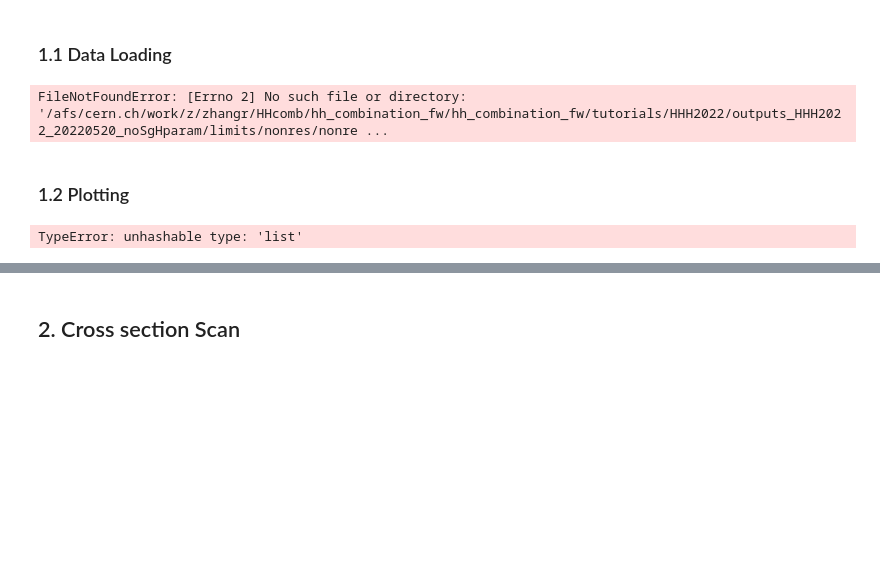
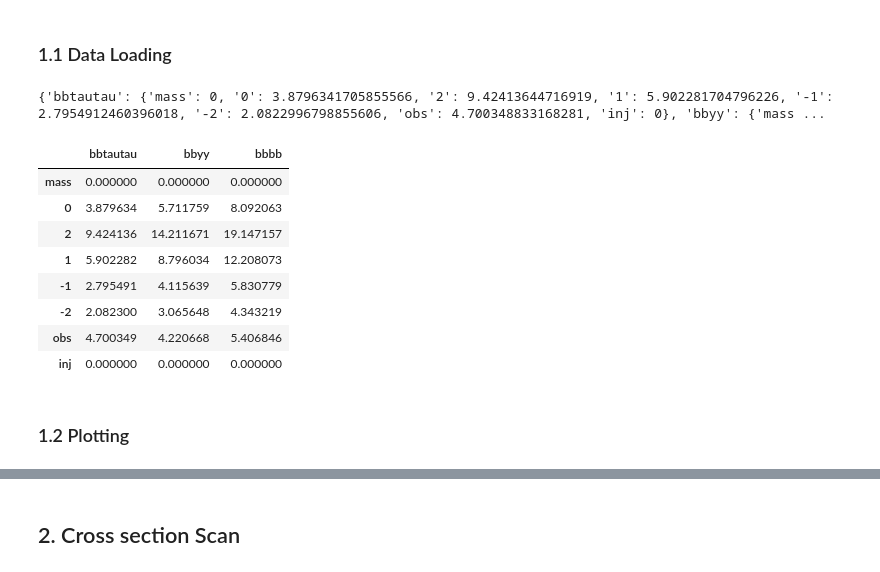
Before and after one commit to dyl64/hh_combination_fw, a Jupyter notebook: tutorials/HHH2022/GenPlots.ipynb, the cells around one changed output, grey strips where cells are left out. Saved outputs shown, nothing was run; the diff lists cells and outputs as text; code cells hidden in the pictures; blank space fills up the shorter version.

Commit message:
Run limits

```diff
--- a/tutorials/HHH2022/GenPlots.ipynb
+++ b/tutorials/HHH2022/GenPlots.ipynb
@@ -22,7 +22,7 @@ outdir_likelihood = os.environ['hh_combination_fw_path']+'/tutorials/HHH2022/out
 # %%
 channels = ['bbtautau', 'bbyy', 'bbbb']
 resonant_type = 'nonres'
-combine_tag = 'A-bbtautau_bbyy-fullcorr'
+combine_tag = 'A-bbbb_bbtautau_bbyy-fullcorr'
 # %%
 def remove_list(data):
     for k, v in data.items():
@@ -57,22 +57,31 @@ channel_text = {
 # %%
 def get_limit_data():
     data = {}
-    for channel in ['bbbb', 'combined']:
-        limit_path = os.path.join(outdir_xsection, 'limits/nonres/', resonant_type, channel, combine_tag if channel == 'combined' else '', 'limits.json')
+    for channel in channels + ['combined']:
+        limit_path = os.path.join(outdir_xsection, 'limits', resonant_type, channel, combine_tag if channel == 'combined' else '', 'limits.json')
         data[channel] = json.load(open(limit_path))
     return data
-
-
 
 
 scale_factor = 1
 sm_limit_df = {}
 channels = ['bbtautau', 'bbyy', 'bbbb']
 data = get_limit_data()
 data_dict = remove_list(data)
+print(data_dict)
 sm_limit_df = pd.DataFrame(data_dict) * scale_factor
+sm_limit_df
 # %% [output]
-FileNotFoundError: [Errno 2] No such file or directory: '/afs/cern.ch/work/z/zhangr/HHcomb/hh_combination_fw/hh_combination_fw/tutorials/HHH2022/outputs_HHH2022_20220520_noSgHparam/limits/nonres/nonre ...
+{'bbtautau': {'mass': 0, '0': 3.8796341705855566, '2': 9.42413644716919, '1': 5.902281704796226, '-1': 2.7954912460396018, '-2': 2.0822996798855606, 'obs': 4.700348833168281, 'inj': 0}, 'bbyy': {'mass ...
+|  | bbtautau | bbyy | bbbb |
+| mass | 0.000000 | 0.000000 | 0.000000 |
+| 0 | 3.879634 | 5.711759 | 8.092063 |
+| 2 | 9.424136 | 14.211671 | 19.147157 |
+| 1 | 5.902282 | 8.796034 | 12.208073 |
+| -1 | 2.795491 | 4.115639 | 5.830779 |
+| -2 | 2.082300 | 3.065648 | 4.343219 |
+| obs | 4.700349 | 4.220668 | 5.406846 |
+| inj | 0.000000 | 0.000000 | 0.000000 |
 # %% [markdown]
 ### 1.2 Plotting
 # %%
@@ -80,8 +89,6 @@ from quickstats.plots import UpperLimit1DPlot
 # %%
 plotting_order = ['combined', 'bbyy', 'bbtautau', 'bbbb']
 sm_limit_df = sm_limit_df[plotting_order]
-# %% [output]
-TypeError: unhashable type: 'list'
 # %%
 analysis_label_options = {'fontsize':30, 'energy': '13 TeV',
                                   'lumi': '139 fb$^{-1}$',
```
Also changed, not shown: parts of 1 cell of this notebook, 4 other files.
